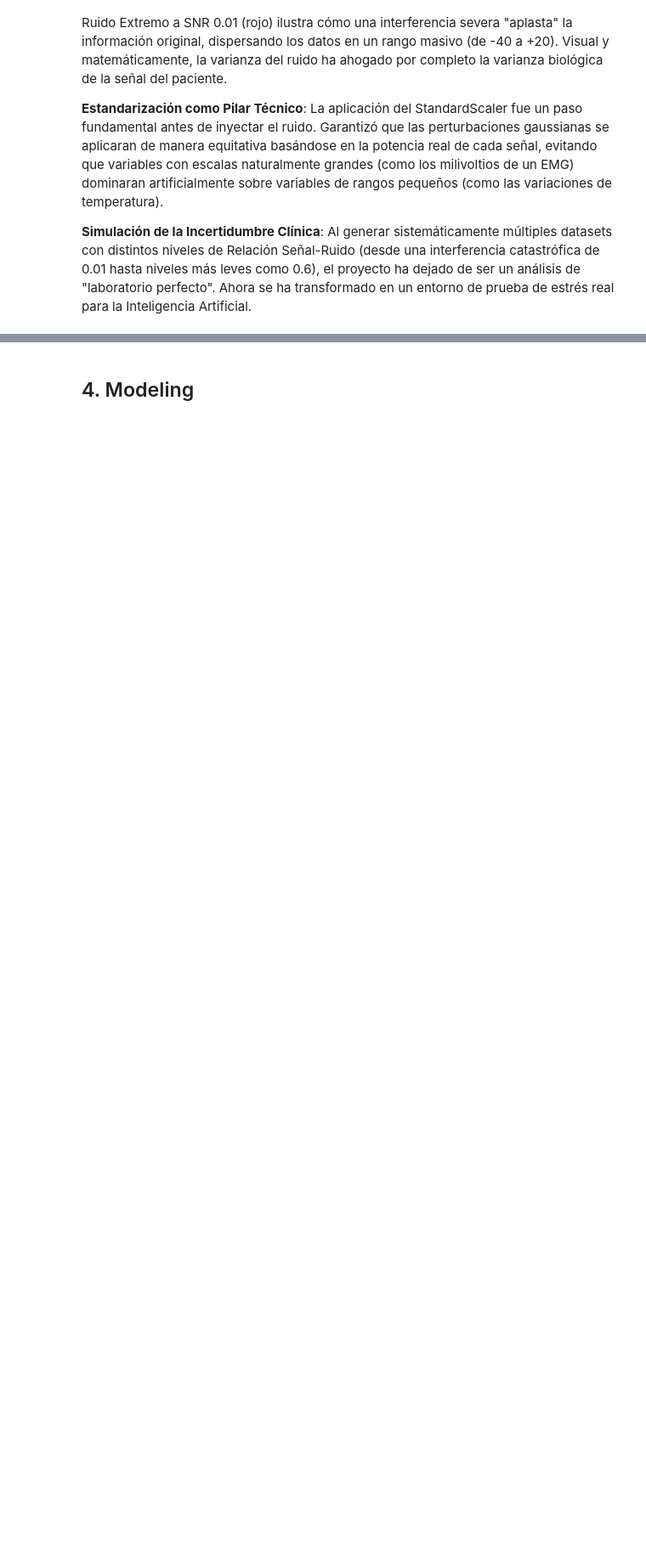
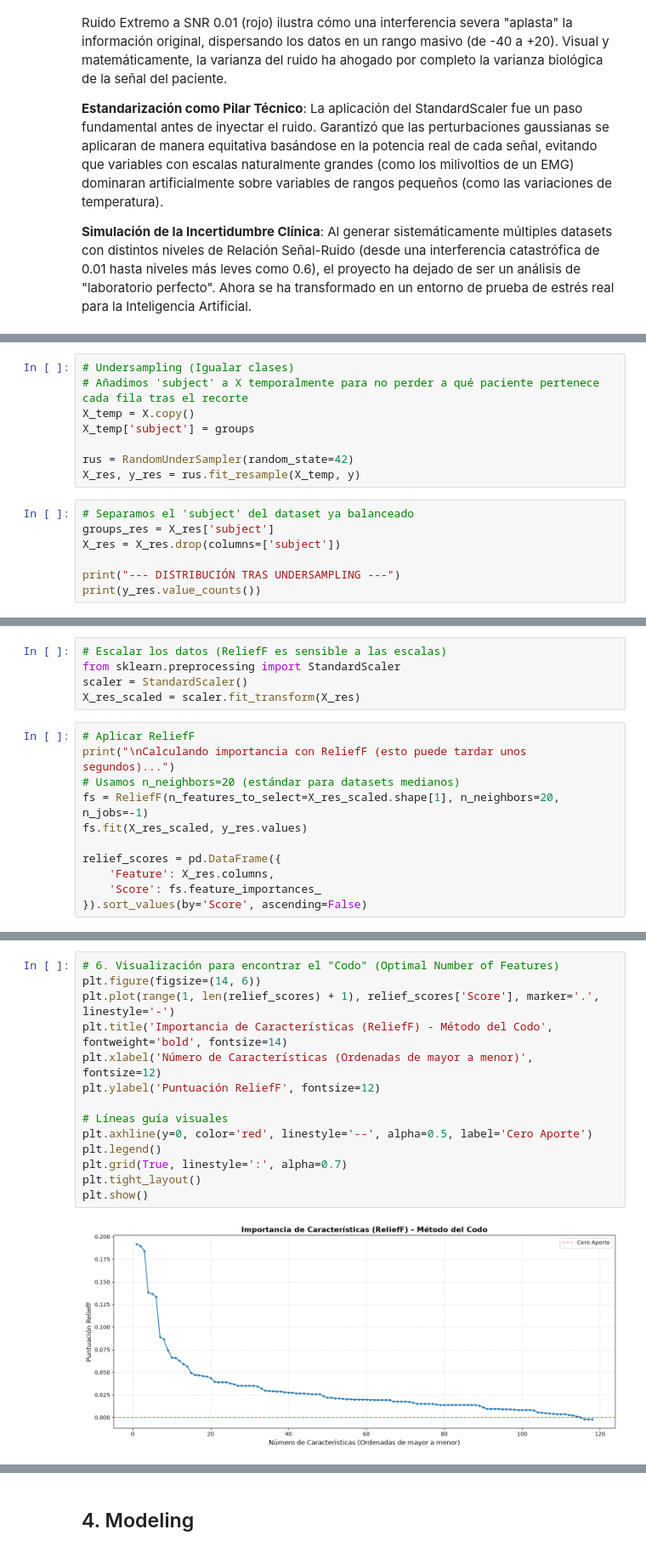
Before and after one commit to TefoV3/Tesis-UFSQ, a Jupyter notebook: Modelado/modelo.ipynb, the cells around one changed output, grey strips where cells are left out. Shown at 85% size. Cells and saved outputs as stored; diff of their text form; blank space fills up the shorter version.

Commit message:
Avance 2 - Reduccion de caracteristicas y uso de transformers (TabICL)

```diff
--- a/Modelado/modelo.ipynb
+++ b/Modelado/modelo.ipynb
@@ -318,0 +339,15 @@ plt.show()
+# %%
+# Undersampling (Igualar clases)
+# Añadimos 'subject' a X temporalmente para no perder a qué paciente pertenece cada fila tras el recorte
+X_temp = X.copy()
+X_temp['subject'] = groups
+
+rus = RandomUnderSampler(random_state=42)
+X_res, y_res = rus.fit_resample(X_temp, y)
+# %%
+# Separamos el 'subject' del dataset ya balanceado
+groups_res = X_res['subject']
+X_res = X_res.drop(columns=['subject'])
+
+print("--- DISTRIBUCIÓN TRAS UNDERSAMPLING ---")
+print(y_res.value_counts())
@@ -318,0 +361,16 @@ plt.show()
+# %%
+# Escalar los datos (ReliefF es sensible a las escalas)
+from sklearn.preprocessing import StandardScaler
+scaler = StandardScaler()
+X_res_scaled = scaler.fit_transform(X_res)
+# %%
+# Aplicar ReliefF
+print("\nCalculando importancia con ReliefF (esto puede tardar unos segundos)...")
+# Usamos n_neighbors=20 (estándar para datasets medianos)
+fs = ReliefF(n_features_to_select=X_res_scaled.shape[1], n_neighbors=20, n_jobs=-1)
+fs.fit(X_res_scaled, y_res.values)
+
+relief_scores = pd.DataFrame({
+    'Feature': X_res.columns,
+    'Score': fs.feature_importances_
+}).sort_values(by='Score', ascending=False)
@@ -318,0 +379,16 @@ plt.show()
+# %%
+# 6. Visualización para encontrar el "Codo" (Optimal Number of Features)
+plt.figure(figsize=(14, 6))
+plt.plot(range(1, len(relief_scores) + 1), relief_scores['Score'], marker='.', linestyle='-')
+plt.title('Importancia de Características (ReliefF) - Método del Codo', fontweight='bold', fontsize=14)
+plt.xlabel('Número de Características (Ordenadas de mayor a menor)', fontsize=12)
+plt.ylabel('Puntuación ReliefF', fontsize=12)
+
+# Líneas guía visuales
+plt.axhline(y=0, color='red', linestyle='--', alpha=0.5, label='Cero Aporte')
+plt.legend()
+plt.grid(True, linestyle=':', alpha=0.7)
+plt.tight_layout()
+plt.show()
+# %% [output]
+[figure, added]
```
Also changed, not shown: parts of 19 cells of this notebook, 1 other file.
